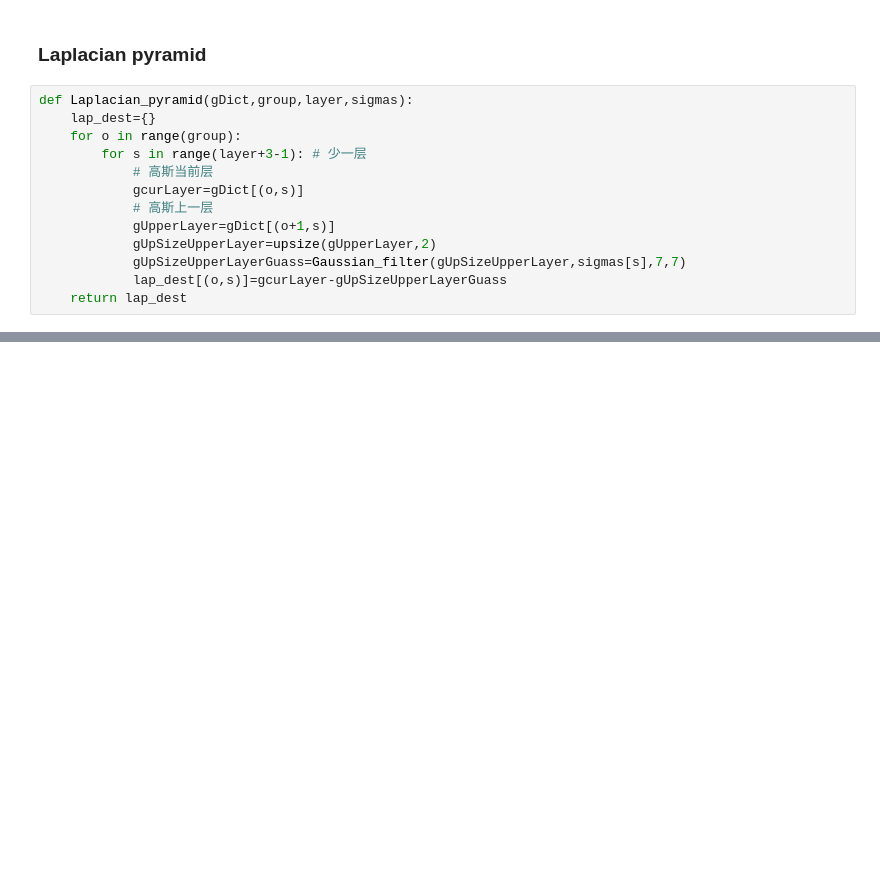
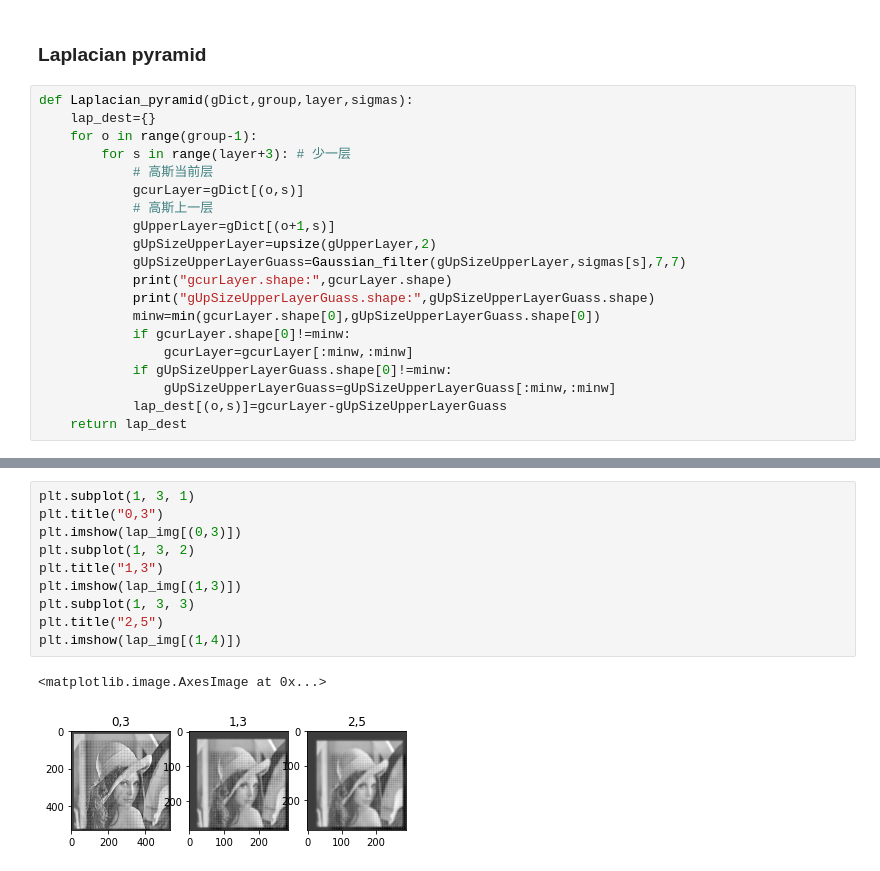
Before and after one commit to sycophant-stone/digital_image_base, a Jupyter notebook: fusion/hdr.ipynb, the cells around one changed output, grey strips where cells are left out. Drawn from its saved outputs; the diff is of its cells as text; blank space fills up the shorter version.

```diff
--- a/fusion/hdr.ipynb
+++ b/fusion/hdr.ipynb
@@ -149,14 +149,21 @@ A
 # %%
 def Laplacian_pyramid(gDict,group,layer,sigmas):
     lap_dest={}
-    for o in range(group):
-        for s in range(layer+3-1): # 少一层
+    for o in range(group-1):
+        for s in range(layer+3): # 少一层
             # 高斯当前层
             gcurLayer=gDict[(o,s)]
             # 高斯上一层
             gUpperLayer=gDict[(o+1,s)]
             gUpSizeUpperLayer=upsize(gUpperLayer,2)
             gUpSizeUpperLayerGuass=Gaussian_filter(gUpSizeUpperLayer,sigmas[s],7,7)
+            print("gcurLayer.shape:",gcurLayer.shape)
+            print("gUpSizeUpperLayerGuass.shape:",gUpSizeUpperLayerGuass.shape)
+            minw=min(gcurLayer.shape[0],gUpSizeUpperLayerGuass.shape[0])
+            if gcurLayer.shape[0]!=minw:
+                gcurLayer=gcurLayer[:minw,:minw]
+            if gUpSizeUpperLayerGuass.shape[0]!=minw:
+                gUpSizeUpperLayerGuass=gUpSizeUpperLayerGuass[:minw,:minw]
             lap_dest[(o,s)]=gcurLayer-gUpSizeUpperLayerGuass
     return lap_dest
 # %%
@@ -165,0 +189,13 @@ ValueError: operands could not be broadcast together with shapes (512,512) (1042
+# %%
+plt.subplot(1, 3, 1)
+plt.title("0,3")
+plt.imshow(lap_img[(0,3)])
+plt.subplot(1, 3, 2)
+plt.title("1,3")
+plt.imshow(lap_img[(1,3)])
+plt.subplot(1, 3, 3)
+plt.title("2,5")
+plt.imshow(lap_img[(1,4)])
+# %% [output]
+<matplotlib.image.AxesImage at 0x...>
+[figure, added]
```
Also changed, not shown: parts of 1 cell of this notebook.
